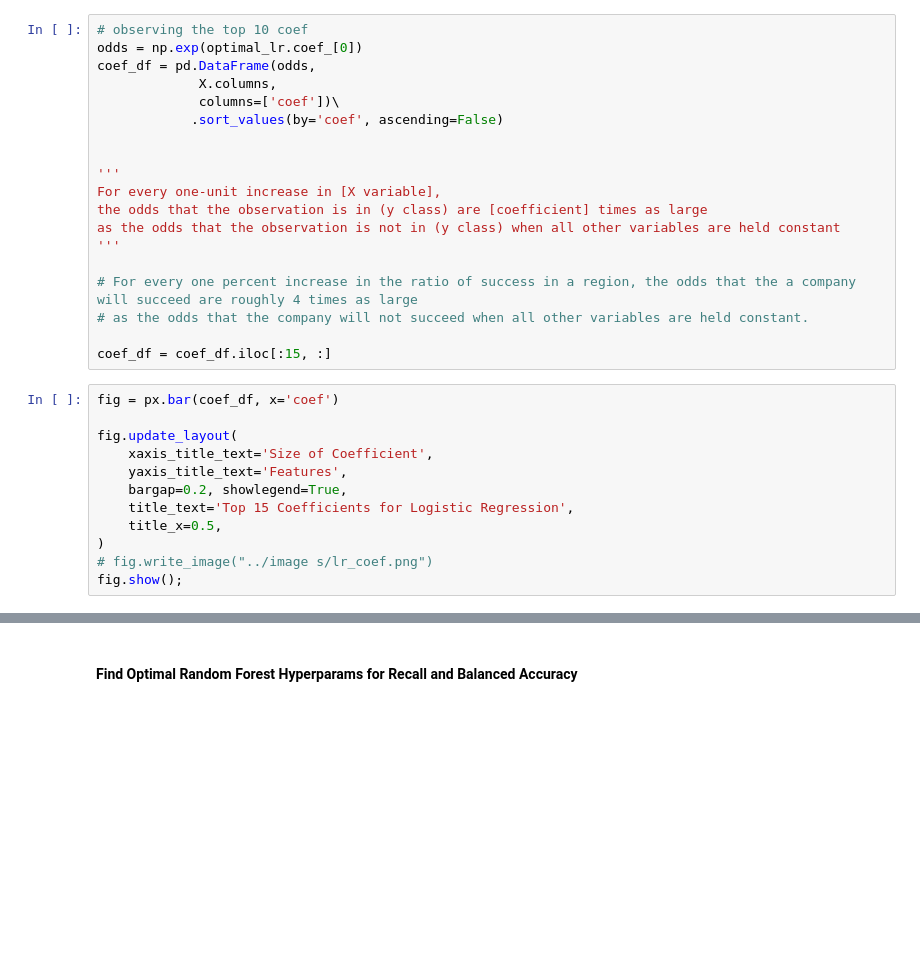
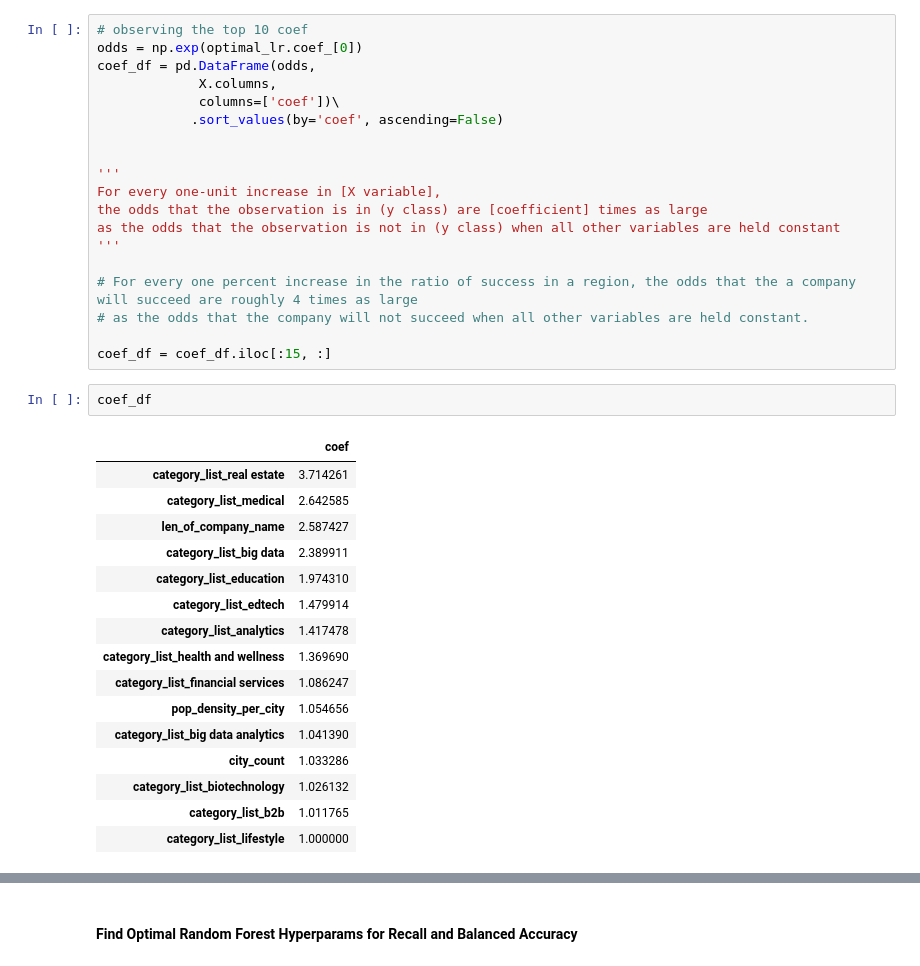
Before and after one commit to wmcfarlan/startup_success, a Jupyter notebook: src/ML.ipynb, the cells around one changed output, grey strips where cells are left out. Drawn from its saved outputs; the diff is of its cells as text; blank space fills up the shorter version.

```diff
--- a/src/ML.ipynb
+++ b/src/ML.ipynb
@@ -246,15 +307,22 @@ as the odds that the observation is not in (y class) when all other variables ar
 # as the odds that the company will not succeed when all other variables are held constant.
 
 coef_df = coef_df.iloc[:15, :]
-# %%
-fig = px.bar(coef_df, x='coef')
-
-fig.update_layout(
-    xaxis_title_text='Size of Coefficient',
-    yaxis_title_text='Features',
-    bargap=0.2, showlegend=True,
-    title_text='Top 15 Coefficients for Logistic Regression',
-    title_x=0.5,
-)
-# fig.write_image("../image s/lr_coef.png")
-fig.show();
+# %%
+coef_df
+# %% [output]
+|  | coef |
+| category_list_real estate | 3.714261 |
+| category_list_medical | 2.642585 |
+| len_of_company_name | 2.587427 |
+| category_list_big data | 2.389911 |
+| category_list_education | 1.974310 |
+| category_list_edtech | 1.479914 |
+| category_list_analytics | 1.417478 |
+| category_list_health and wellness | 1.369690 |
+| category_list_financial services | 1.086247 |
+| pop_density_per_city | 1.054656 |
+| category_list_big data analytics | 1.041390 |
+| city_count | 1.033286 |
+| category_list_biotechnology | 1.026132 |
+| category_list_b2b | 1.011765 |
+| category_list_lifestyle | 1.000000 |
```
Also changed, not shown: parts of 23 cells of this notebook, 7 other files.
